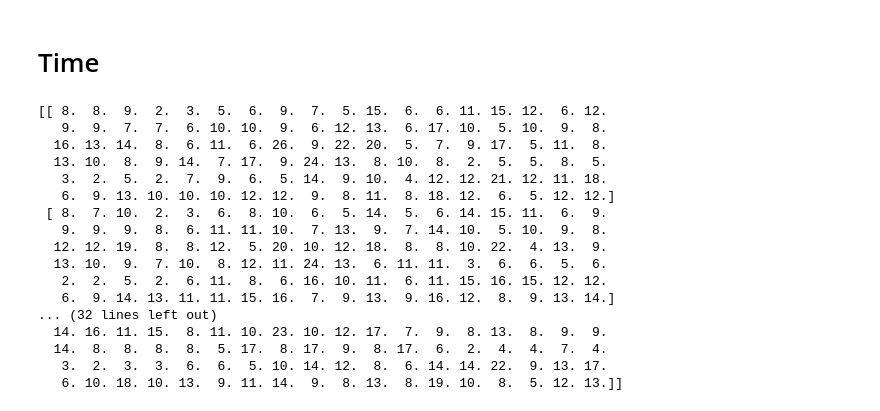
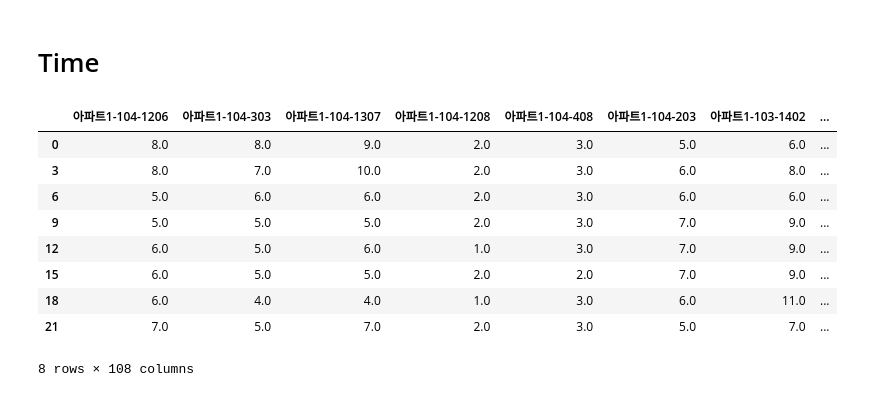
Before and after one commit to formegusto/distribution-by-contribution, a Jupyter notebook: Contribution Map.ipynb, the cells around one changed output. Saved outputs shown, nothing was run; the diff lists cells and outputs as text; code cells hidden in the pictures.

```diff
--- a/Contribution Map.ipynb
+++ b/Contribution Map.ipynb
@@ -297,43 +297,27 @@ plt.show()
 [figure]
 # %% [markdown]
 # Time
-# %%
-for _time in range(0, 7):
-    _day_np = contribution_df.loc[contribution_df.index.weekday == _day].values
-    day_np[_day] = _day_np.mean(axis=0).round()
-
-day_np = np.array(day_np)
-
-day_cont_map_df = pd.DataFrame(day_np,
-                               index=["월", "화", "수", "목", "금", "토", "일"],
-                              columns=df.columns)
-
-day_cont_map_df
 # %%
 time_np = [_ for _ in range(0,24,size)]
 
 for _time in range(0, 24, size):
     _time_np = contribution_df.loc[contribution_df.index.time == dt.time(_time, 0)].values
     time_np[round(_time / size)] = _time_np.mean(axis=0).round()
 
 time_np = np.array(time_np)
+time_cont_map_df = pd.DataFrame(time_np,
+                               index=[_ for _ in range(0, 24,size)],
+                              columns=df.columns)
 
-print(time_np)
+time_cont_map_df
 # %% [output]
+|  | 아파트1-104-1206 | 아파트1-104-303 | 아파트1-104-1307 | 아파트1-104-1208 | 아파트1-104-408 | 아파트1-104-203 | 아파트1-103-1402 | ... |
+| 0 | 8.0 | 8.0 | 9.0 | 2.0 | 3.0 | 5.0 | 6.0 | ... |
+| 3 | 8.0 | 7.0 | 10.0 | 2.0 | 3.0 | 6.0 | 8.0 | ... |
+| 6 | 5.0 | 6.0 | 6.0 | 2.0 | 3.0 | 6.0 | 6.0 | ... |
+| 9 | 5.0 | 5.0 | 5.0 | 2.0 | 3.0 | 7.0 | 9.0 | ... |
+| 12 | 6.0 | 5.0 | 6.0 | 1.0 | 3.0 | 7.0 | 9.0 | ... |
+| 15 | 6.0 | 5.0 | 5.0 | 2.0 | 2.0 | 7.0 | 9.0 | ... |
+| 18 | 6.0 | 4.0 | 4.0 | 1.0 | 3.0 | 6.0 | 11.0 | ... |
+| 21 | 7.0 | 5.0 | 7.0 | 2.0 | 3.0 | 5.0 | 7.0 | ... |
-[[ 8.  8.  9.  2.  3.  5.  6.  9.  7.  5. 15.  6.  6. 11. 15. 12.  6. 12.
-   9.  9.  7.  7.  6. 10. 10.  9.  6. 12. 13.  6. 17. 10.  5. 10.  9.  8.
-  16. 13. 14.  8.  6. 11.  6. 26.  9. 22. 20.  5.  7.  9. 17.  5. 11.  8.
-  13. 10.  8.  9. 14.  7. 17.  9. 24. 13.  8. 10.  8.  2.  5.  5.  8.  5.
-   3.  2.  5.  2.  7.  9.  6.  5. 14.  9. 10.  4. 12. 12. 21. 12. 11. 18.
-   6.  9. 13. 10. 10. 10. 12. 12.  9.  8. 11.  8. 18. 12.  6.  5. 12. 12.]
- [ 8.  7. 10.  2.  3.  6.  8. 10.  6.  5. 14.  5.  6. 14. 15. 11.  6.  9.
-   9.  9.  9.  8.  6. 11. 11. 10.  7. 13.  9.  7. 14. 10.  5. 10.  9.  8.
-  12. 12. 19.  8.  8. 12.  5. 20. 10. 12. 18.  8.  8. 10. 22.  4. 13.  9.
-  13. 10.  9.  7. 10.  8. 12. 11. 24. 13.  6. 11. 11.  3.  6.  6.  5.  6.
-   2.  2.  5.  2.  6. 11.  8.  6. 16. 10. 11.  6. 11. 15. 16. 15. 12. 12.
-   6.  9. 14. 13. 11. 11. 15. 16.  7.  9. 13.  9. 16. 12.  8.  9. 13. 14.]
-... (32 lines left out)
-  14. 16. 11. 15.  8. 11. 10. 23. 10. 12. 17.  7.  9.  8. 13.  8.  9.  9.
-  14.  8.  8.  8.  8.  5. 17.  8. 17.  9.  8. 17.  6.  2.  4.  4.  7.  4.
-   3.  2.  3.  3.  6.  6.  5. 10. 14. 12.  8.  6. 14. 14. 22.  9. 13. 17.
-   6. 10. 18. 10. 13.  9. 11. 14.  9.  8. 13.  8. 19. 10.  8.  5. 12. 13.]]
+8 rows × 108 columns
```
Also changed, not shown: parts of 4 cells of this notebook.
